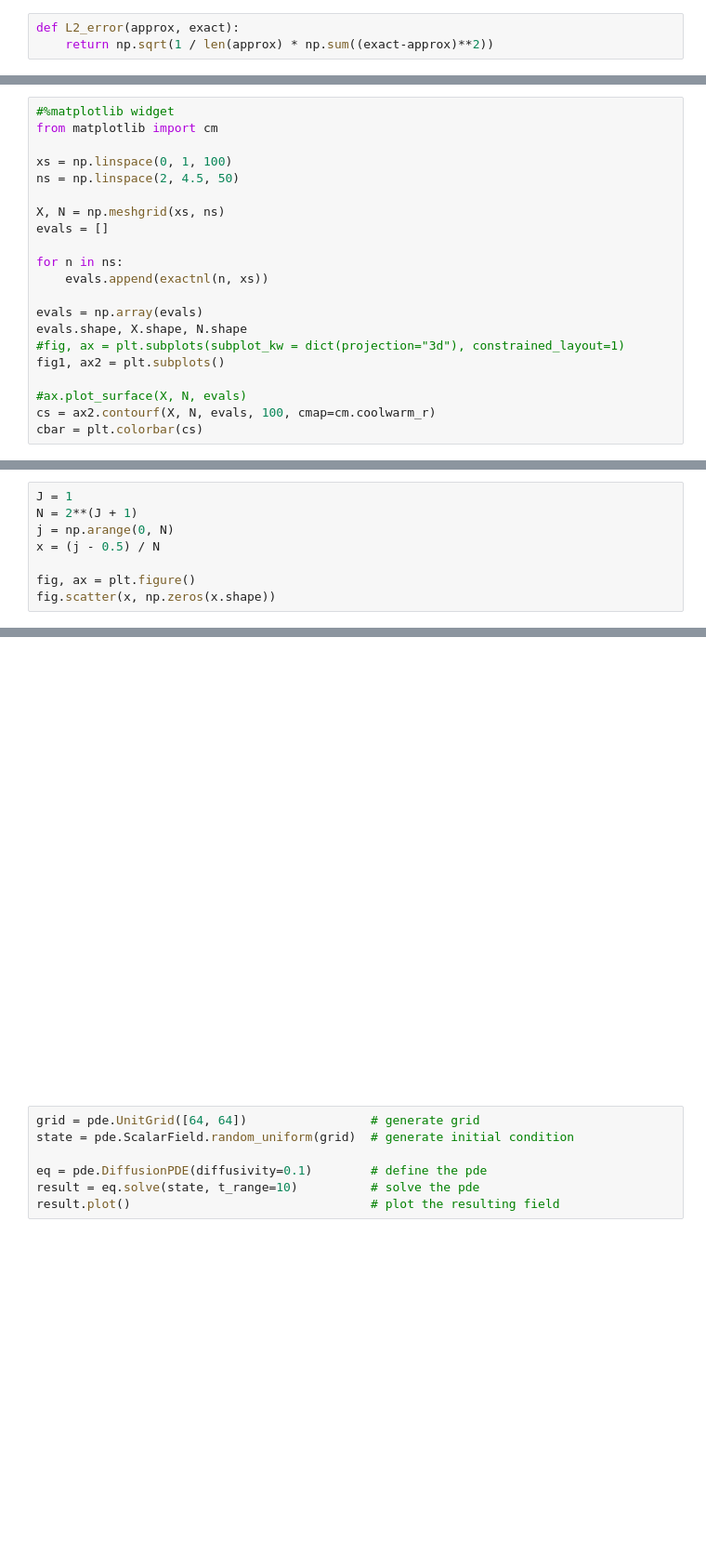
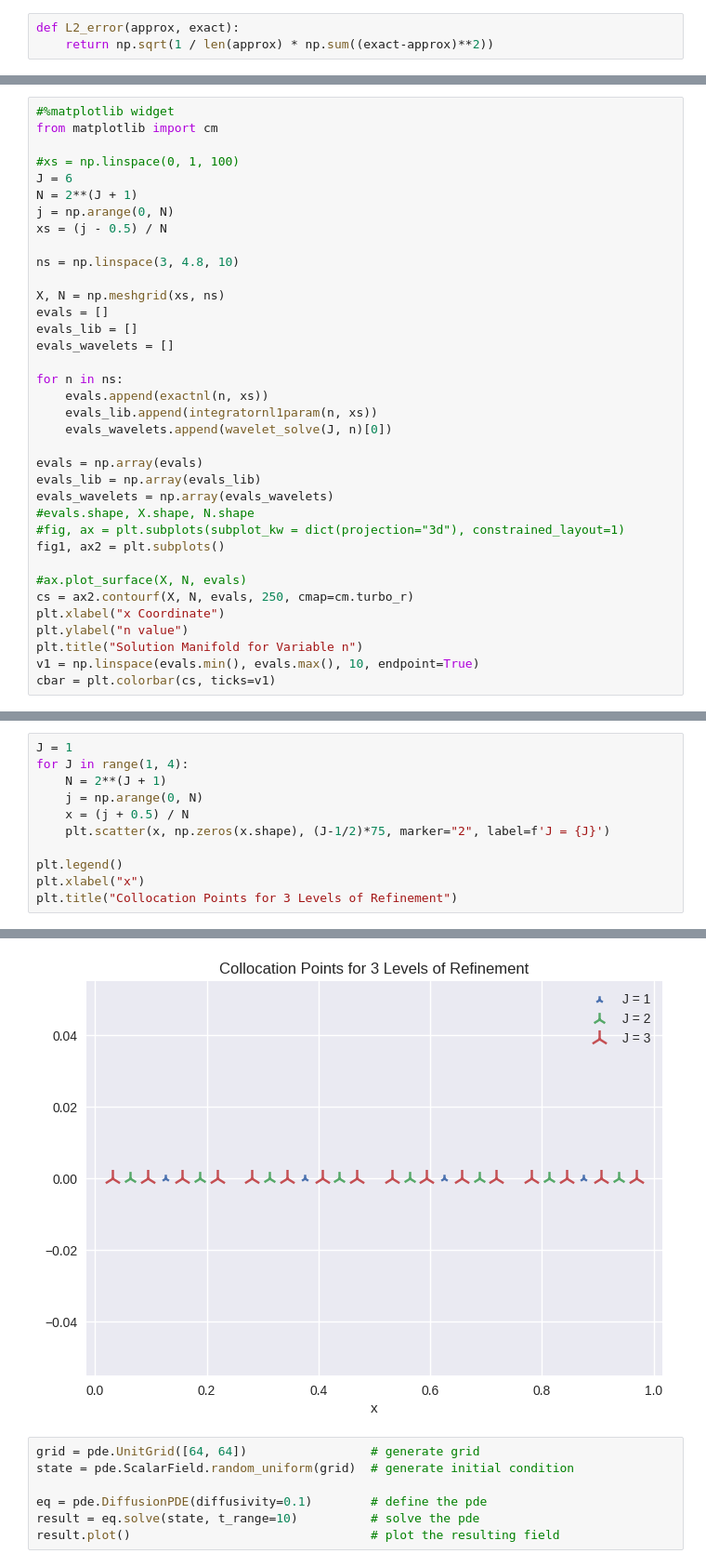
Before and after one commit to alizma/APMA1940Y-FinalProject, a Jupyter notebook: func_explo.ipynb, the cells around one changed output, grey strips where cells are left out. Shown at 93% size. Drawn from its saved outputs; the diff is of its cells as text; blank space fills up the shorter version.

```diff
--- a/func_explo.ipynb
+++ b/func_explo.ipynb
@@ -149,21 +154,36 @@ print(L2_error(exacteval, stest), L2_error(exacteval, spysoln))
 #%matplotlib widget
 from matplotlib import cm
 
-xs = np.linspace(0, 1, 100)
-ns = np.linspace(2, 4.5, 50)
+#xs = np.linspace(0, 1, 100)
+J = 6
+N = 2**(J + 1)
+j = np.arange(0, N)
+xs = (j - 0.5) / N
+
+ns = np.linspace(3, 4.8, 10)
 
 X, N = np.meshgrid(xs, ns)
 evals = []
+evals_lib = []
+evals_wavelets = []
 
 for n in ns:
     evals.append(exactnl(n, xs))
+    evals_lib.append(integratornl1param(n, xs))
+    evals_wavelets.append(wavelet_solve(J, n)[0])
 
 evals = np.array(evals)
-evals.shape, X.shape, N.shape
+evals_lib = np.array(evals_lib)
+evals_wavelets = np.array(evals_wavelets)
+#evals.shape, X.shape, N.shape
 #fig, ax = plt.subplots(subplot_kw = dict(projection="3d"), constrained_layout=1)
 fig1, ax2 = plt.subplots()
 
 #ax.plot_surface(X, N, evals)
-cs = ax2.contourf(X, N, evals, 100, cmap=cm.coolwarm_r)
-cbar = plt.colorbar(cs)
+cs = ax2.contourf(X, N, evals, 250, cmap=cm.turbo_r)
+plt.xlabel("x Coordinate")
+plt.ylabel("n value")
+plt.title("Solution Manifold for Variable n")
+v1 = np.linspace(evals.min(), evals.max(), 10, endpoint=True)
+cbar = plt.colorbar(cs, ticks=v1)
 # %% [output]
@@ -171,9 +255,12 @@ cbar = plt.colorbar(cs)
 # %%
 J = 1
-N = 2**(J + 1)
-j = np.arange(0, N)
-x = (j - 0.5) / N
+for J in range(1, 4):
+    N = 2**(J + 1)
+    j = np.arange(0, N)
+    x = (j + 0.5) / N
+    plt.scatter(x, np.zeros(x.shape), (J-1/2)*75, marker="2", label=f'J = {J}')
 
-fig, ax = plt.figure()
-fig.scatter(x, np.zeros(x.shape))
+plt.legend()
+plt.xlabel("x")
+plt.title("Collocation Points for 3 Levels of Refinement")
 # %% [output]
@@ -181,4 +268,4 @@ TypeError: cannot unpack non-iterable Figure object
-[figure, old version]
+[figure, new version]
 # %%
 grid = pde.UnitGrid([64, 64])                 # generate grid
 state = pde.ScalarField.random_uniform(grid)  # generate initial condition
```
Also changed, not shown: parts of 14 cells of this notebook, 5 other files.
